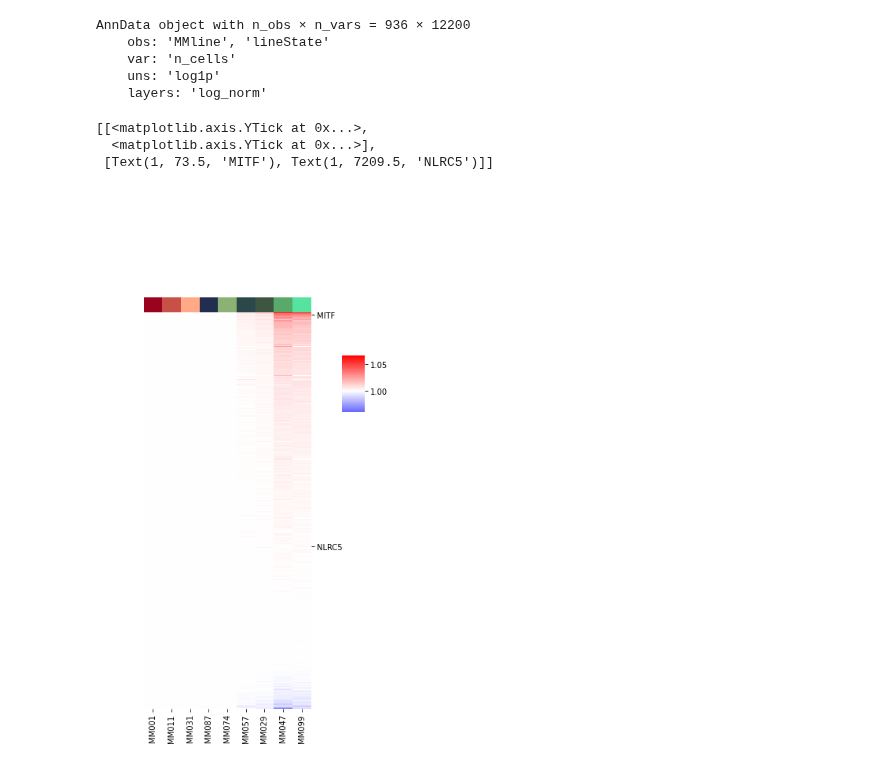
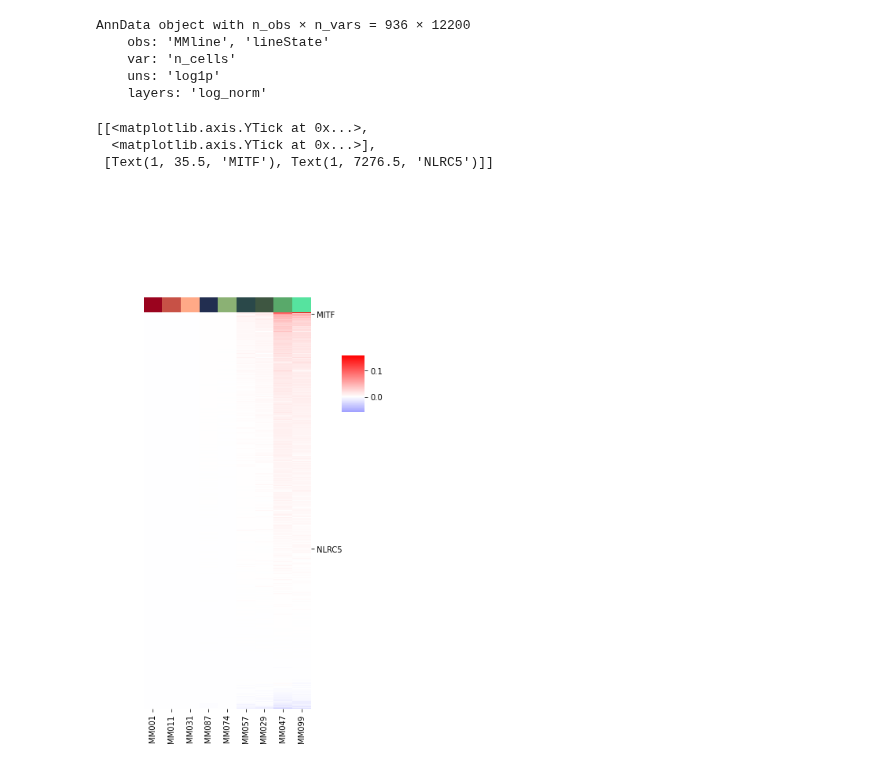
Before and after one commit to aertslab/deepSCENIC, a Jupyter notebook: notebooks/insilico_perturbations.ipynb, the cells around one changed output. Saved outputs shown, nothing was run; the diff lists cells and outputs as text; code cells hidden in the pictures.

```diff
--- a/notebooks/insilico_perturbations.ipynb
+++ b/notebooks/insilico_perturbations.ipynb
@@ -41,17 +41,34 @@ original_matrix = original_matrix / original_matrix.std(0)
 # %%
 # Compute pca embedding
 scplus_obj.dr_cell['tf_exp_PCA'] = pd.DataFrame(sc.pp.pca(original_matrix.values, n_comps=2), index=original_matrix.index, columns=['PC0', 'PC1'])
+# %%
+E1 = pd.read_pickle(RES_PATH + 'E1.pkl')
+adj_E1 = torch.tensor(E1.values)
+# %%
+d = {
+    'TCF4':0,
+    # 'SPIC':4.976473,
+    # 'PRDM12':4.609183,
+    # 'CEBPA':3.915442,
+    # 'TIGD1':3.737906,
+    # 'EP300':0,
+    # 'KDM4A':0,
+    # 'BCLAF1':0,
+    # 'LYL1':0,
+    # 'KDM5A':0,
+}
 # %%
 # Run perturbation simulation
-n_iter = 5 # Perform 5 rounds of perturbation
-perturbed_matrix, _ = model.simulate_perturbation(
+n_iter = 25 # Perform 5 rounds of perturbation
+perturbed_matrix, fcs = model.simulate_perturbation(
             vae_model_path=RES_PATH + 'model.pth',
             tf2r_model_path = RES_PATH + 'model_tf2r.pth',
             tf2r_func_enc_model_path=RES_PATH + 'model_tf2r_encoder.pth',
-            perturbation={'TCF4': 0}, # knockdown TCF4
+            perturbation=d, # knockdown TCF4
+            adj_E1=adj_E1,
             n_iter=n_iter,
             keep_intermediate=True,
-            fc_upper_bound=99.9,
+            fc_upper_bound=100,
             fc_lower_bound=0)
 # %% [output]
 reading data...
@@ -146,7 +160,7 @@ AnnData object with n_obs × n_vars = 936 × 12200
     layers: 'log_norm'
 # %%
 # Compute fold change for each gene
-fc = (perturbed_matrix[str(n_iter+1)]+1e-8)/(perturbed_matrix['0'] +1e-8)
+fc = np.log2((perturbed_matrix[str(n_iter+1)]+1e-8)/(perturbed_matrix['0'] +1e-8))
 
 # Average fold change per cell line
 fc_line = []
@@ -159,33 +173,33 @@ fc_line = fc_line.drop(['TCF4'], axis=1)
 # %%
 # Plot fc of each gene per cell line
 import seaborn as sns
 color_dict_line = {
     'MM001': '#9A031E',
     'MM011': '#C75146',
     'MM031': '#FFA987',
     'MM074': '#222E50',
     'MM087': '#8BB174',
     'MM057': '#2A4849',
     'MM029': '#3E5641',
     'MM047': '#59A96A',
     'MM099': '#56E39F'}
 
 
 col_colors = list(color_dict_line.values())
 sample_names = ['MITF', 'SOX10', 'NLRC5']
 
 fc_line = fc_line.loc[['MM001', 'MM011', 'MM031', 'MM087', 'MM074', 'MM057', 'MM029', 'MM047', 'MM099'],fc_line.mean().sort_values(ascending=False).index].T
 
 g = sns.clustermap(fc_line, col_colors=col_colors, row_cluster=False, col_cluster=False,figsize=(4,10),
-               yticklabels=False, method='average', cbar_pos=(1.1, 0.6, .1, .1), center =1, cmap='bwr')#, metric='correlation')
+               yticklabels=False, method='average', cbar_pos=(1.1, 0.6, .1, .1), center =0, cmap='bwr')#, metric='correlation')
 
 reordered_labels = fc_line.index.tolist()
 use_labels = ['MITF','NLRC5']
 use_ticks = [reordered_labels.index(label) + .5 for label in use_labels]
 
 g.ax_heatmap.set(yticks=use_ticks, yticklabels=use_labels)
 # %% [output]
 [[<matplotlib.axis.YTick at 0x...>,
   <matplotlib.axis.YTick at 0x...>],
- [Text(1, 73.5, 'MITF'), Text(1, 7209.5, 'NLRC5')]]
+ [Text(1, 35.5, 'MITF'), Text(1, 7276.5, 'NLRC5')]]
-[figure, old version]
+[figure, new version]
```
Also changed, not shown: parts of 7 cells of this notebook, 7 other files.
